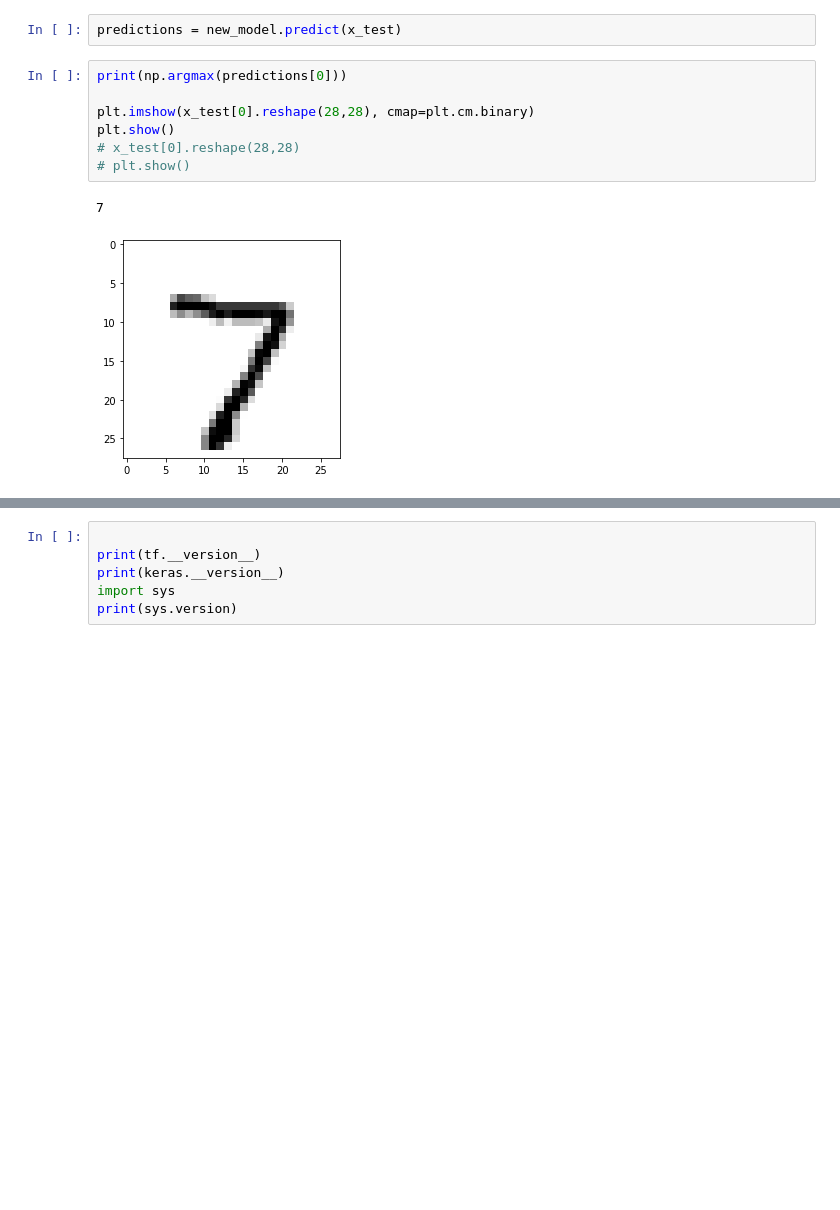
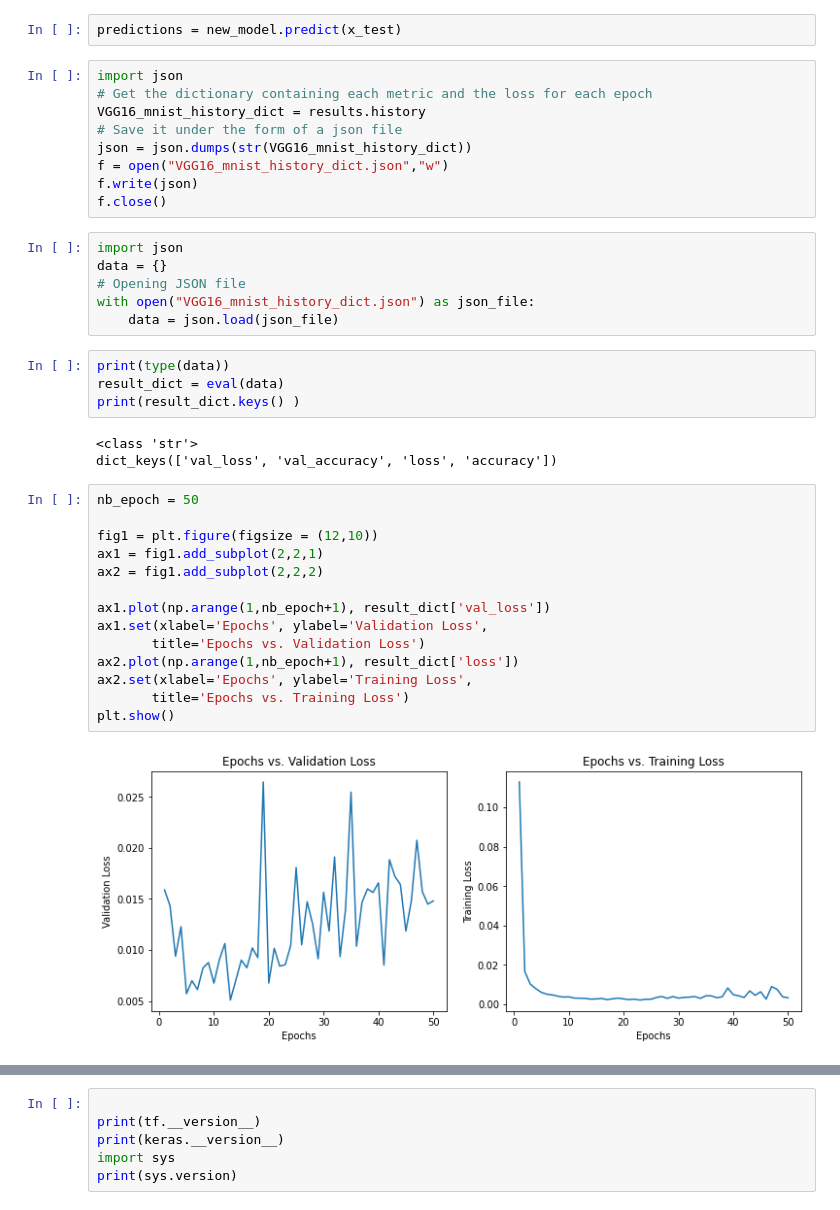
Before and after one commit to HarnoorOberai/Image-Classification, a Jupyter notebook: HarnoorSinghOberai__190753898__VGG16.ipynb, the cells around one changed output, grey strips where cells are left out. Drawn from its saved outputs; the diff is of its cells as text; blank space fills up the shorter version.

```diff
--- a/HarnoorSinghOberai__190753898__VGG16.ipynb
+++ b/HarnoorSinghOberai__190753898__VGG16.ipynb
@@ -167,13 +167,41 @@ D_model.save('VGG16_mnist.h5')
 new_model = tf.keras.models.load_model('VGG16_mnist.h5')
 # %%
 predictions = new_model.predict(x_test)
-# %%
-print(np.argmax(predictions[0]))
-
-plt.imshow(x_test[0].reshape(28,28), cmap=plt.cm.binary)
-plt.show()
-# x_test[0].reshape(28,28)
-# plt.show()
-# %% [output]
-7
-[figure, removed]
+# %%
+import json
+# Get the dictionary containing each metric and the loss for each epoch
+VGG16_mnist_history_dict = results.history
+# Save it under the form of a json file
+json = json.dumps(str(VGG16_mnist_history_dict))
+f = open("VGG16_mnist_history_dict.json","w")
+f.write(json)
+f.close()
+# %%
+import json
+data = {}
+# Opening JSON file
+with open("VGG16_mnist_history_dict.json") as json_file:
+    data = json.load(json_file)
+# %%
+print(type(data))
+result_dict = eval(data)
+print(result_dict.keys() )
+# %% [output]
+<class 'str'>
+dict_keys(['val_loss', 'val_accuracy', 'loss', 'accuracy'])
+# %%
+nb_epoch = 50
+
+fig1 = plt.figure(figsize = (12,10))
+ax1 = fig1.add_subplot(2,2,1)
+ax2 = fig1.add_subplot(2,2,2)
+
+ax1.plot(np.arange(1,nb_epoch+1), result_dict['val_loss'])
+ax1.set(xlabel='Epochs', ylabel='Validation Loss',
+       title='Epochs vs. Validation Loss')
+ax2.plot(np.arange(1,nb_epoch+1), result_dict['loss'])
+ax2.set(xlabel='Epochs', ylabel='Training Loss',
+       title='Epochs vs. Training Loss')
+plt.show()
+# %% [output]
+[figure, added]
```
Also changed, not shown: parts of 5 cells of this notebook.
